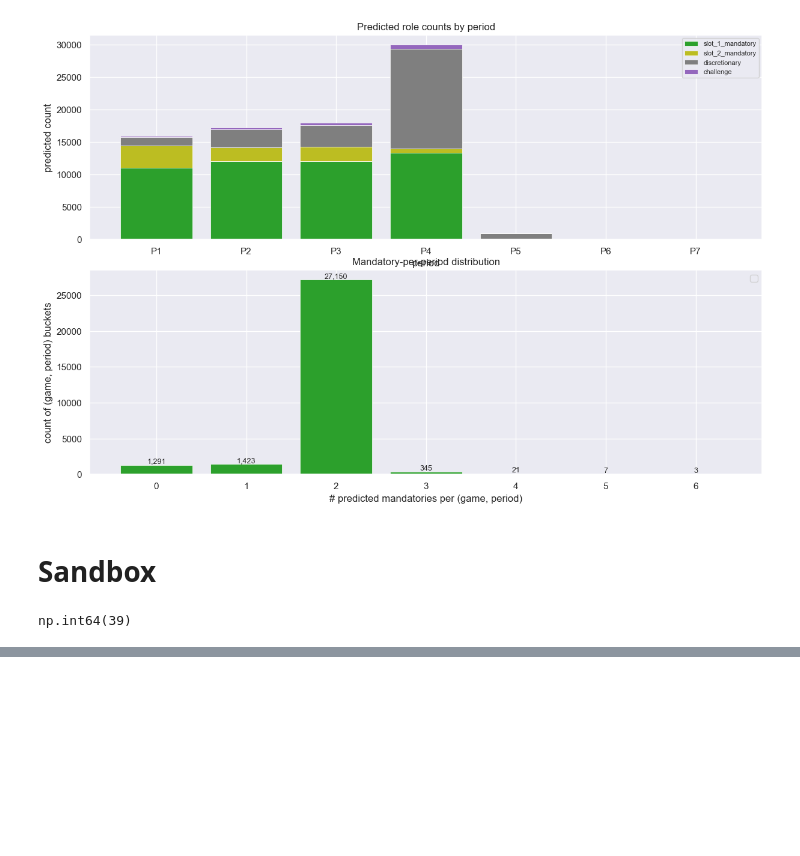
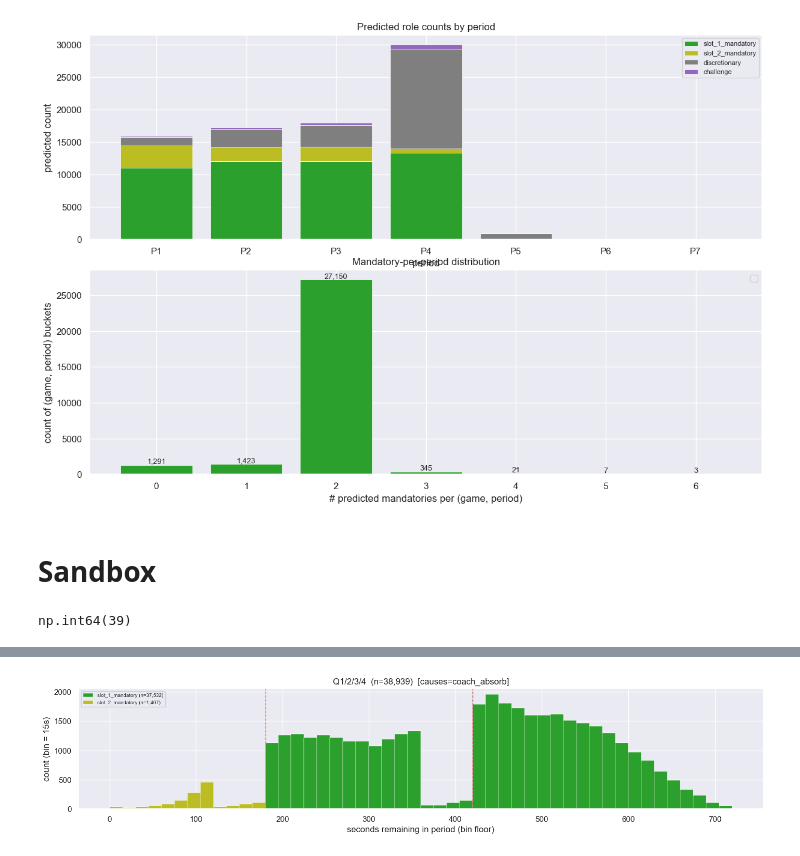
Before and after one commit to akseldkw07/NBA-Timeout-Impact, a Jupyter notebook: Notebooks/TV-Timeout-Injection.ipynb, the cells around one changed output, grey strips where cells are left out. Saved outputs shown, nothing was run; the diff lists cells and outputs as text; code cells hidden in the pictures; blank space fills up the shorter version.

```diff
--- a/Notebooks/TV-Timeout-Injection.ipynb
+++ b/Notebooks/TV-Timeout-Injection.ipynb
@@ -207,0 +232,5 @@ UKS_NP_PD.dtt(
+# %%
+fig, _ = TimeoutInjectionPlots.plot_role_vs_sr(classified, causes=("coach_absorb",), combine_periods=True)
+fig
+# %% [output]
+[figure, added]
```
Also changed, not shown: parts of 6 cells of this notebook, 2 other files.
